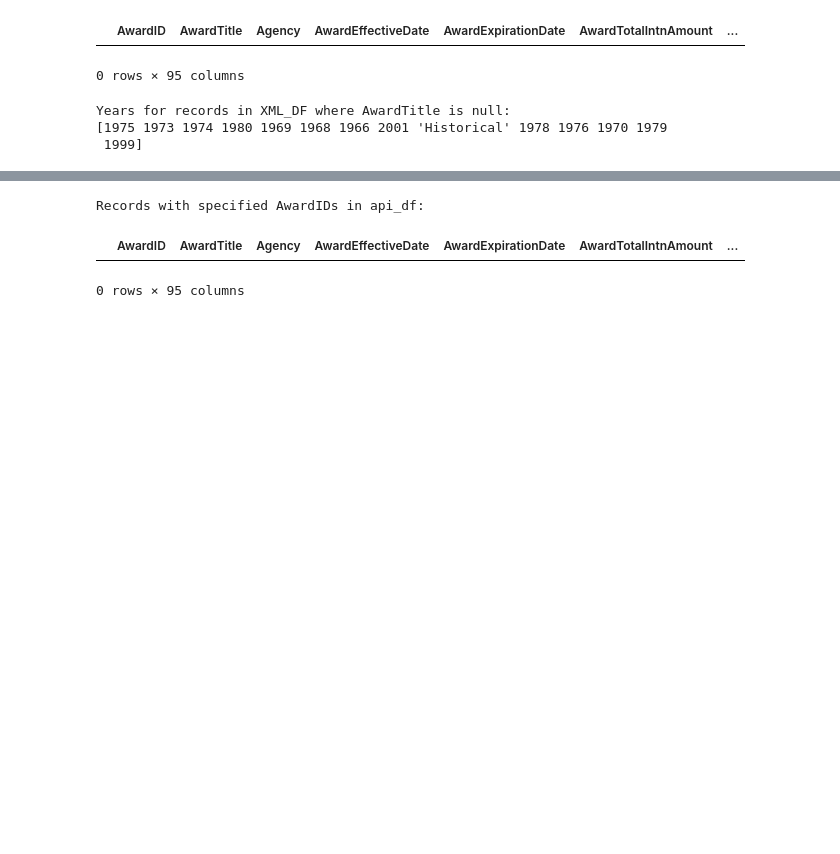
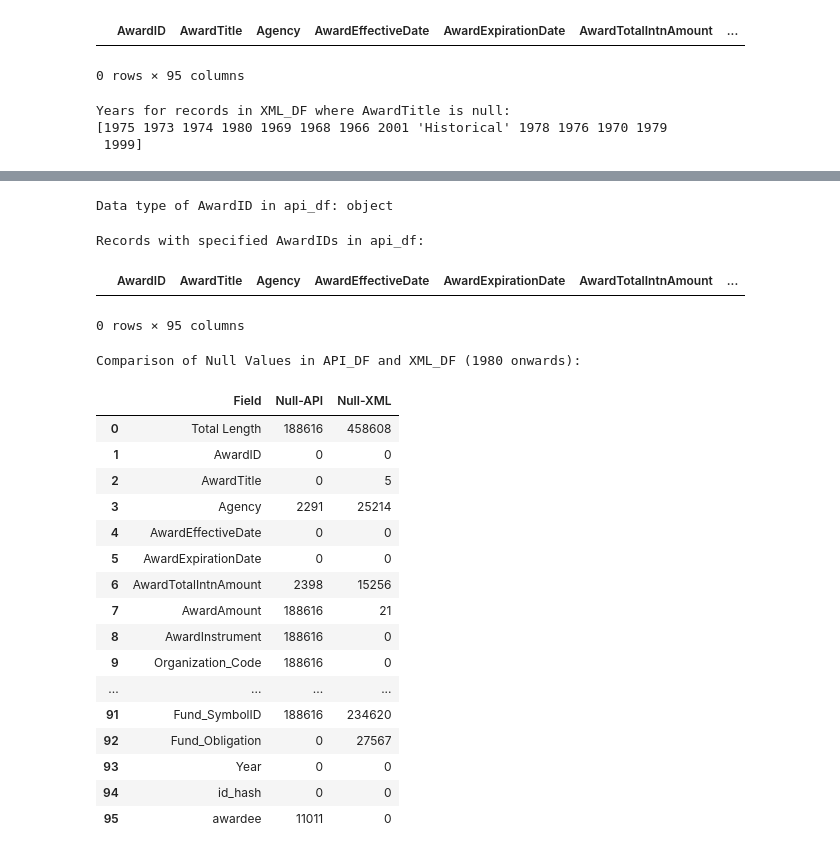
Before and after one commit to SeverinoCenter/nsf-award-extract, a Jupyter notebook: Comparing xml vs API data.ipynb, the cells around one changed output, grey strips where cells are left out. Saved outputs shown, nothing was run; the diff lists cells and outputs as text; code cells hidden in the pictures; blank space fills up the shorter version.

```diff
--- a/Comparing xml vs API data.ipynb
+++ b/Comparing xml vs API data.ipynb
@@ -284,3 +278,9 @@ Data type of AwardID in api_df: object
+# %%
+award_id_type = api_df['AwardID'].dtype
+
+print(f"Data type of AwardID in api_df: {award_id_type}")
+# %% [output]
+Data type of AwardID in api_df: object
 # %%
 award_ids_to_check = ['8006255', '129808', '118133', '118132', '9977216']
 
@@ -292,3 +292,45 @@ records_in_api_df
 Records with specified AwardIDs in api_df:
 |  | AwardID | AwardTitle | Agency | AwardEffectiveDate | AwardExpirationDate | AwardTotalIntnAmount | ... |
 0 rows × 95 columns
+# %%
+xml_df_filtered = xml_df[xml_df['Year'].apply(lambda x: isinstance(x, int) and x >= 1980)]
+
+# number of null values in each column for both DataFrames
+null_values_api_df = api_df.isnull().sum()
+null_values_xml_df_filtered = xml_df_filtered.isnull().sum()
+
+# lengths of each DataFrame
+length_api_df = len(api_df)
+length_xml_df_filtered = len(xml_df_filtered)
+
+comparison_df = pd.DataFrame({
+    'Field': null_values_api_df.index,
+    'Null-API': null_values_api_df.values,
+    'Null-XML': null_values_xml_df_filtered.reindex(null_values_api_df.index, fill_value=0).values
+})
+
+comparison_df = pd.concat([pd.DataFrame({'Field': ['Total Length'], 'Null-API': [length_api_df], 'Null-XML': [length_xml_df_filtered]}), comparison_df], ignore_index=True)
+
+pd.set_option('display.max_rows', None)
+
+print("Comparison of Null Values in API_DF and XML_DF (1980 onwards):")
+comparison_df
+# %% [output]
+Comparison of Null Values in API_DF and XML_DF (1980 onwards):
+|  | Field | Null-API | Null-XML |
+| 0 | Total Length | 188616 | 458608 |
+| 1 | AwardID | 0 | 0 |
+| 2 | AwardTitle | 0 | 5 |
+| 3 | Agency | 2291 | 25214 |
+| 4 | AwardEffectiveDate | 0 | 0 |
+| 5 | AwardExpirationDate | 0 | 0 |
+| 6 | AwardTotalIntnAmount | 2398 | 15256 |
+| 7 | AwardAmount | 188616 | 21 |
+| 8 | AwardInstrument | 188616 | 0 |
+| 9 | Organization_Code | 188616 | 0 |
+| ... | ... | ... | ... |
+| 91 | Fund_SymbolID | 188616 | 234620 |
+| 92 | Fund_Obligation | 0 | 27567 |
+| 93 | Year | 0 | 0 |
+| 94 | id_hash | 0 | 0 |
+| 95 | awardee | 11011 | 0 |
```
Also changed, not shown: parts of 7 cells of this notebook.
